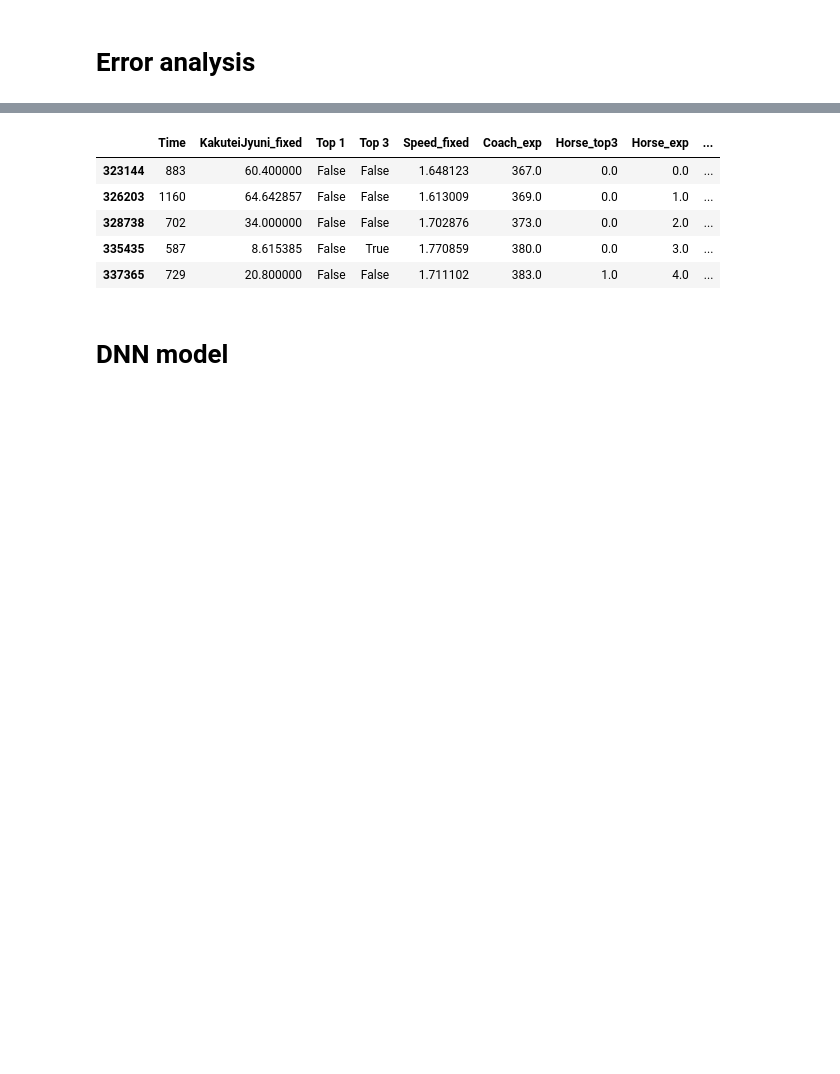
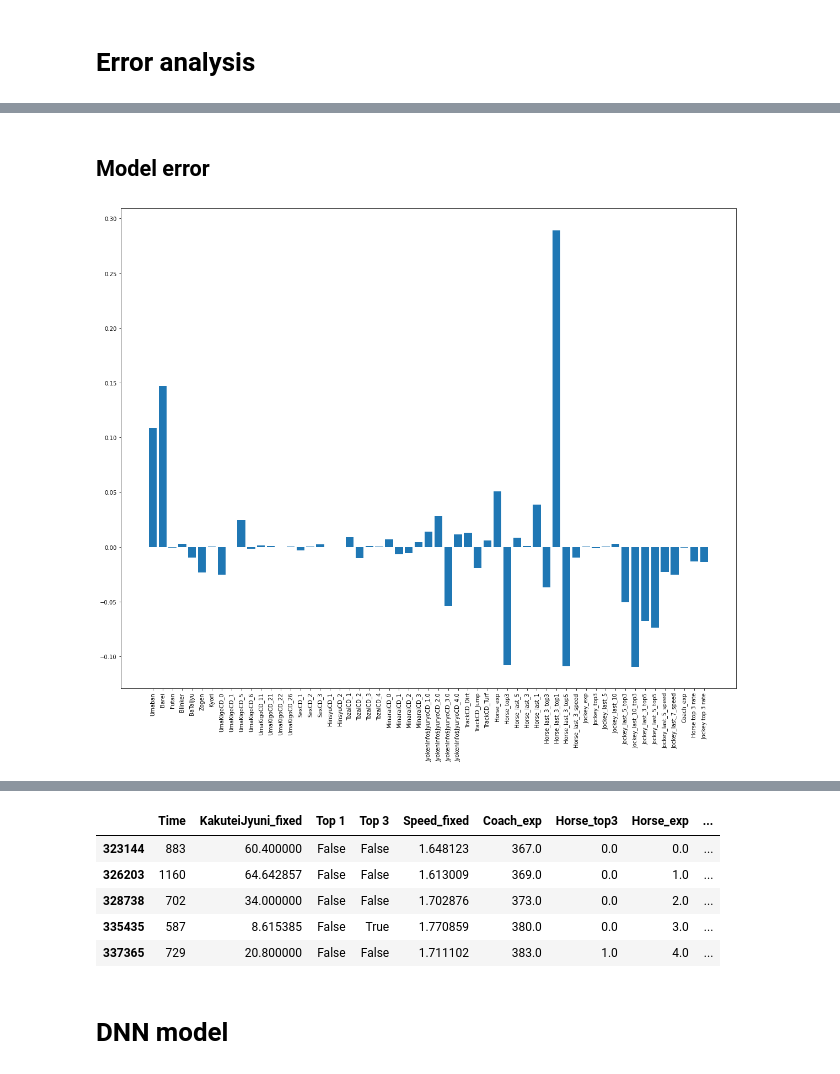
Before and after one commit to danhngan/Horse_racing_prediction, a Jupyter notebook: notebook/model.ipynb, the cells around one changed output, grey strips where cells are left out. Drawn from its saved outputs; the diff is of its cells as text; code cells hidden in the pictures; blank space fills up the shorter version.

```diff
--- a/notebook/model.ipynb
+++ b/notebook/model.ipynb
@@ -260,0 +248,10 @@ xticks = plt.xticks(rotation=90)
+# %%
+loss = - (top3_pred['Truth']*np.log(top3_pred['Top 3 prob']) + (1-top3_pred['Truth'])*np.log(1-top3_pred['Top 3 prob']))
+# %%
+df_train = X_train.copy()
+df_train['Top 3'] = top3_train
+df_train['Top 3 Pred'] = top3_pred['Top 3']
+df_train['Top 3 Prob'] = top3_pred['Top 3 prob']
+df_train['loss'] = loss
+df_train_error = df_train[df_train['Top 3'] != df_train['Top 3 Pred']]
+df_train_error.sort_values('loss', ascending=True).head()
@@ -260,0 +265,14 @@ xticks = plt.xticks(rotation=90)
+# %% [markdown]
+## Model error
+# %%
+X_err = df_train_error.drop(['Top 3','Top 3 Pred', 'Top 3 Prob', 'loss'], axis=1)
+y_err = df_train_error['Top 3']
+# %%
+model_err = LogisticRegression(max_iter=500, penalty='l2', C=0.1)
+model_err.fit(X_err, y_err)
+# %%
+plt.figure(figsize=(20,16))
+plt.bar(height=model_err.coef_[0], x = list(map(str, X_err.columns)))
+xticks = plt.xticks(rotation=90)
+# %% [output]
+[figure, added]
```
Also changed, not shown: parts of 47 cells of this notebook.
